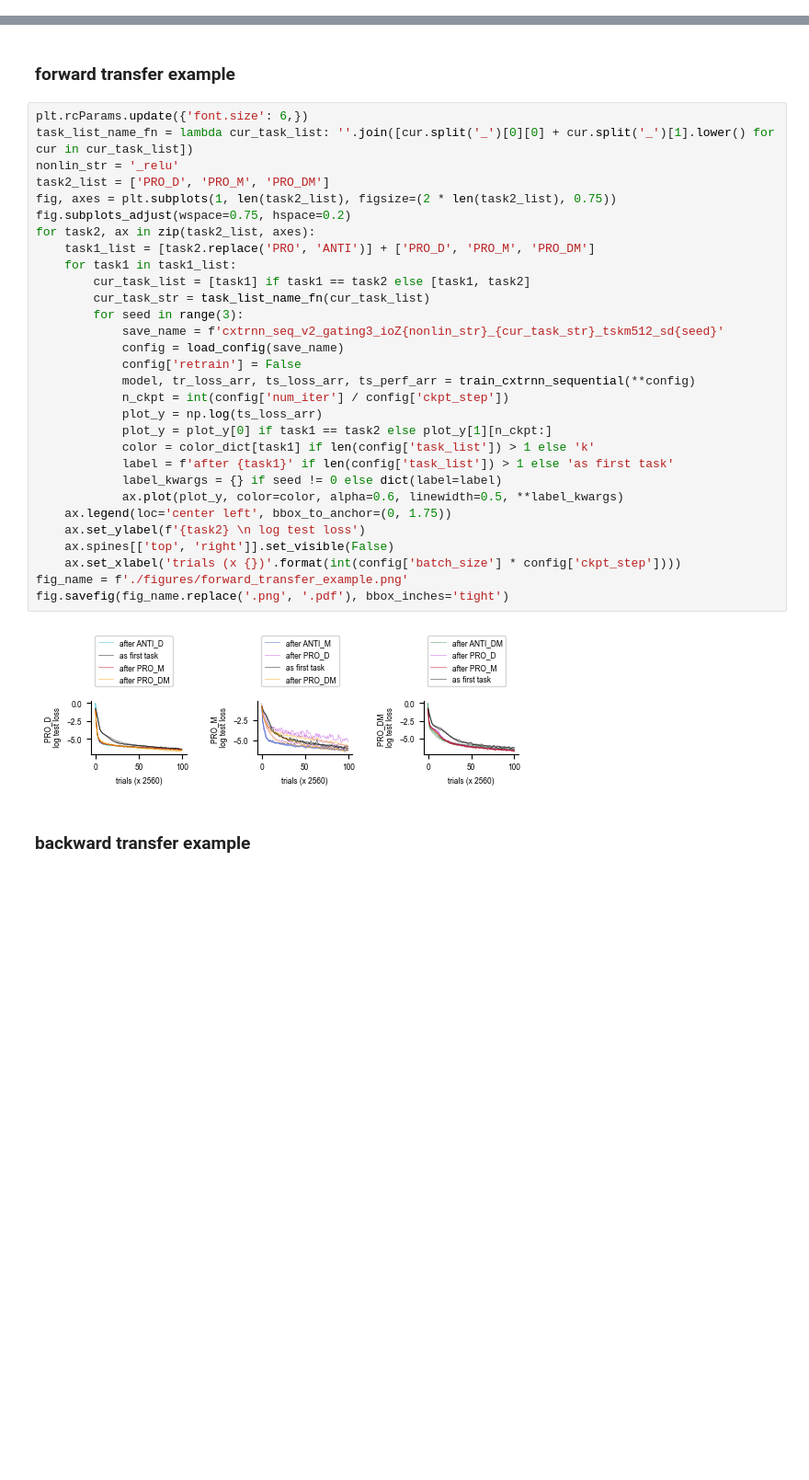
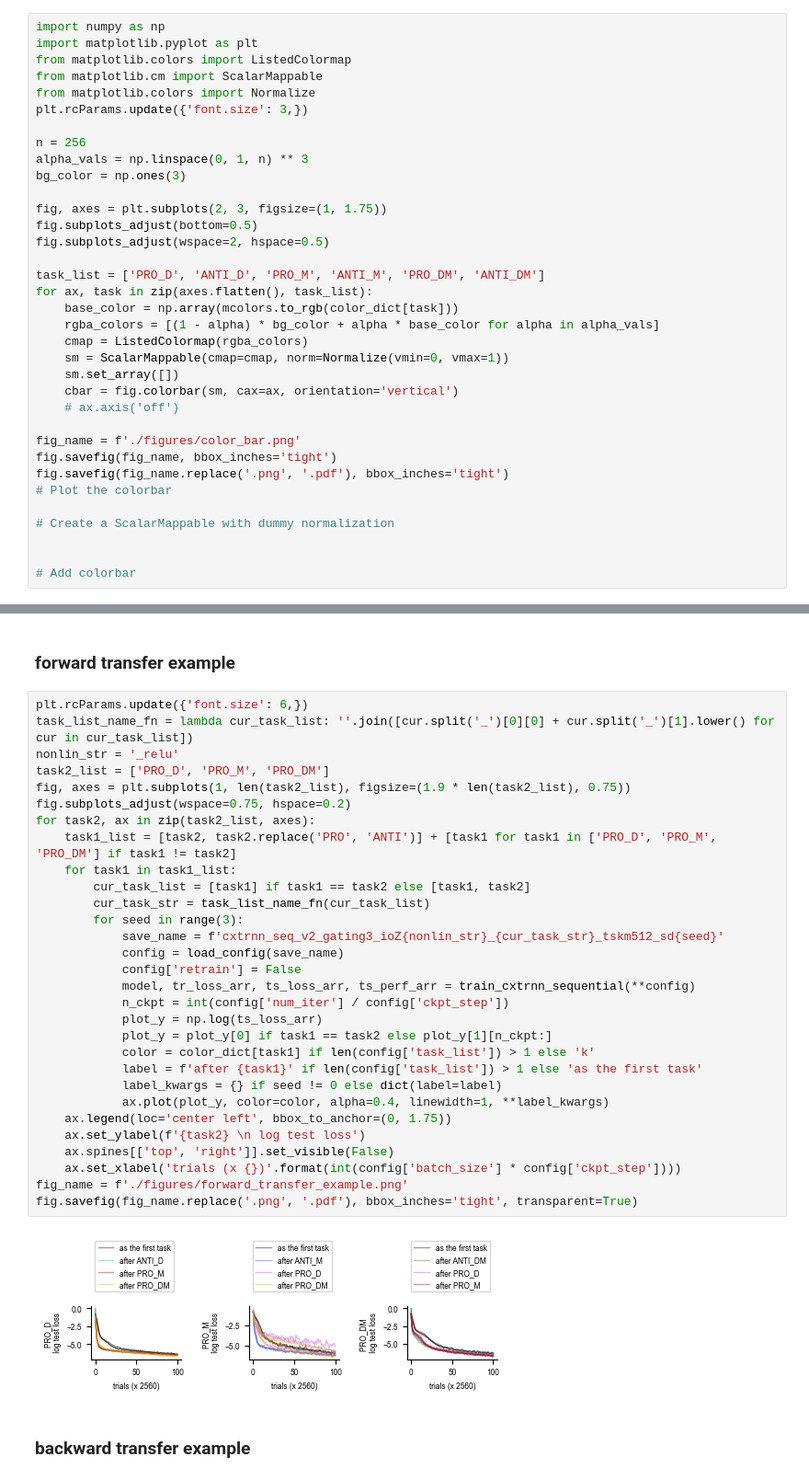
Before and after one commit to hzshan/context_inference_rnn, a Jupyter notebook: train.ipynb, the cells around one changed output, grey strips where cells are left out. Shown at 92% size. Cells and saved outputs as stored; diff of their text form; blank space fills up the shorter version.

```diff
--- a/train.ipynb
+++ b/train.ipynb
@@ -117,0 +155,35 @@ fig.savefig(f'./figures/task_order_performance.png', bbox_inches='tight')
+# %%
+import numpy as np
+import matplotlib.pyplot as plt
+from matplotlib.colors import ListedColormap
+from matplotlib.cm import ScalarMappable
+from matplotlib.colors import Normalize
+plt.rcParams.update({'font.size': 3,})
+
+n = 256
+alpha_vals = np.linspace(0, 1, n) ** 3
+bg_color = np.ones(3)
+
+fig, axes = plt.subplots(2, 3, figsize=(1, 1.75))
+fig.subplots_adjust(bottom=0.5)
+fig.subplots_adjust(wspace=2, hspace=0.5)
+
+task_list = ['PRO_D', 'ANTI_D', 'PRO_M', 'ANTI_M', 'PRO_DM', 'ANTI_DM']
+for ax, task in zip(axes.flatten(), task_list):
+    base_color = np.array(mcolors.to_rgb(color_dict[task]))
+    rgba_colors = [(1 - alpha) * bg_color + alpha * base_color for alpha in alpha_vals]
+    cmap = ListedColormap(rgba_colors)
+    sm = ScalarMappable(cmap=cmap, norm=Normalize(vmin=0, vmax=1))
+    sm.set_array([])
+    cbar = fig.colorbar(sm, cax=ax, orientation='vertical')
+    # ax.axis('off')
+
+fig_name = f'./figures/color_bar.png'
+fig.savefig(fig_name, bbox_inches='tight')
+fig.savefig(fig_name.replace('.png', '.pdf'), bbox_inches='tight')
+# Plot the colorbar
+
+# Create a ScalarMappable with dummy normalization
+
+
+# Add colorbar
@@ -173,35 +252,35 @@ fig.savefig(f'./figures/{check_type}_transfer{nitr_str}.png', bbox_inches='tight
 # %%
 plt.rcParams.update({'font.size': 6,})
 task_list_name_fn = lambda cur_task_list: ''.join([cur.split('_')[0][0] + cur.split('_')[1].lower() for cur in cur_task_list])
 nonlin_str = '_relu'
 task2_list = ['PRO_D', 'PRO_M', 'PRO_DM']
-fig, axes = plt.subplots(1, len(task2_list), figsize=(2 * len(task2_list), 0.75))
+fig, axes = plt.subplots(1, len(task2_list), figsize=(1.9 * len(task2_list), 0.75))
 fig.subplots_adjust(wspace=0.75, hspace=0.2)
 for task2, ax in zip(task2_list, axes):
-    task1_list = [task2.replace('PRO', 'ANTI')] + ['PRO_D', 'PRO_M', 'PRO_DM']
+    task1_list = [task2, task2.replace('PRO', 'ANTI')] + [task1 for task1 in ['PRO_D', 'PRO_M', 'PRO_DM'] if task1 != task2]
     for task1 in task1_list:
         cur_task_list = [task1] if task1 == task2 else [task1, task2]
         cur_task_str = task_list_name_fn(cur_task_list)
         for seed in range(3):
             save_name = f'cxtrnn_seq_v2_gating3_ioZ{nonlin_str}_{cur_task_str}_tskm512_sd{seed}'
             config = load_config(save_name)
             config['retrain'] = False
             model, tr_loss_arr, ts_loss_arr, ts_perf_arr = train_cxtrnn_sequential(**config)
             n_ckpt = int(config['num_iter'] / config['ckpt_step'])
             plot_y = np.log(ts_loss_arr)
             plot_y = plot_y[0] if task1 == task2 else plot_y[1][n_ckpt:]
             color = color_dict[task1] if len(config['task_list']) > 1 else 'k'
-            label = f'after {task1}' if len(config['task_list']) > 1 else 'as first task'
+            label = f'after {task1}' if len(config['task_list']) > 1 else 'as the first task'
             label_kwargs = {} if seed != 0 else dict(label=label)
-            ax.plot(plot_y, color=color, alpha=0.6, linewidth=0.5, **label_kwargs)
+            ax.plot(plot_y, color=color, alpha=0.4, linewidth=1, **label_kwargs)
     ax.legend(loc='center left', bbox_to_anchor=(0, 1.75))
     ax.set_ylabel(f'{task2} \n log test loss')
     ax.spines[['top', 'right']].set_visible(False)
     ax.set_xlabel('trials (x {})'.format(int(config['batch_size'] * config['ckpt_step'])))
 fig_name = f'./figures/forward_transfer_example.png'
-fig.savefig(fig_name.replace('.png', '.pdf'), bbox_inches='tight')
+fig.savefig(fig_name.replace('.png', '.pdf'), bbox_inches='tight', transparent=True)
 # %% [output]
-[figure, old version]
+[figure, new version]
 # %% [markdown]
 ### backward transfer example
 # %%
```
Also changed, not shown: parts of 11 cells of this notebook, 3 other files.
